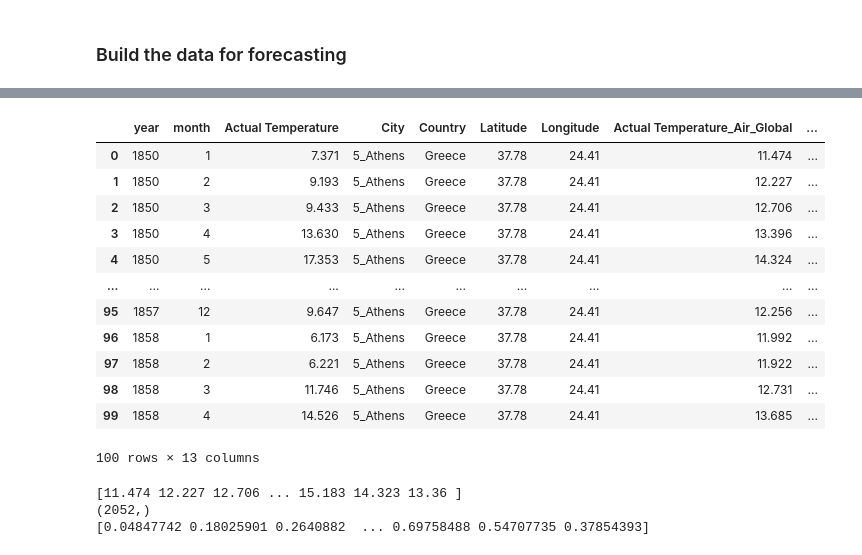
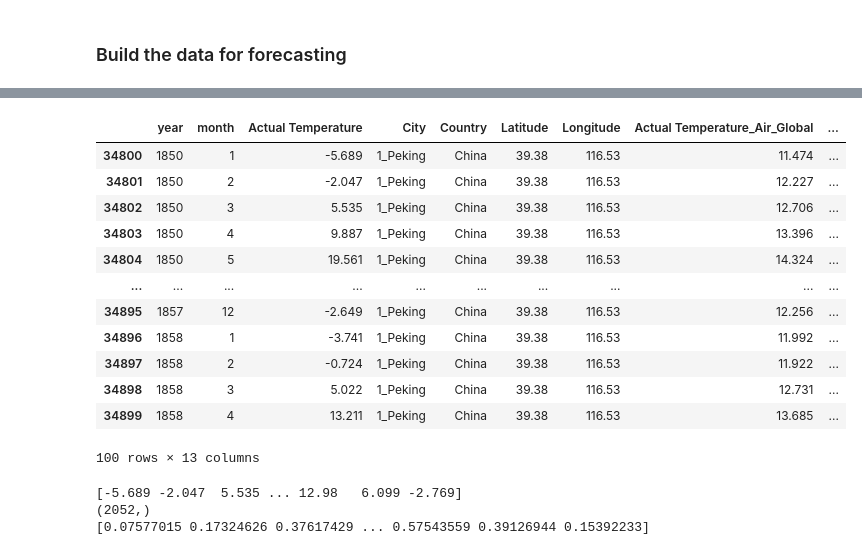
Before and after one commit to Rishabh-Thapliyal/Forecasting-Global-Climate-Change-Patterns-and-Analyzing-Impact, a Jupyter notebook: src/eda/eda_1.ipynb, the cells around one changed output, grey strips where cells are left out. Drawn from its saved outputs; the diff is of its cells as text; code cells hidden in the pictures.

```diff
--- a/src/eda/eda_1.ipynb
+++ b/src/eda/eda_1.ipynb
@@ -622,18 +457,23 @@ Time Taken: 0.2929106615483761
 # %%
-df.head(100)
+#df.head(100)
+#co2 data from 1958, population from 1960
+
+#Beijing: 34800-36852
+df.iloc[34800:34900]
+#df.iloc[36740:36852]
 # %% [output]
 |  | year | month | Actual Temperature | City | Country | Latitude | Longitude | Actual Temperature_Air_Global | ... |
-| 0 | 1850 | 1 | 7.371 | 5_Athens | Greece | 37.78 | 24.41 | 11.474 | ... |
-| 1 | 1850 | 2 | 9.193 | 5_Athens | Greece | 37.78 | 24.41 | 12.227 | ... |
-| 2 | 1850 | 3 | 9.433 | 5_Athens | Greece | 37.78 | 24.41 | 12.706 | ... |
-| 3 | 1850 | 4 | 13.630 | 5_Athens | Greece | 37.78 | 24.41 | 13.396 | ... |
-| 4 | 1850 | 5 | 17.353 | 5_Athens | Greece | 37.78 | 24.41 | 14.324 | ... |
+| 34800 | 1850 | 1 | -5.689 | 1_Peking | China | 39.38 | 116.53 | 11.474 | ... |
+| 34801 | 1850 | 2 | -2.047 | 1_Peking | China | 39.38 | 116.53 | 12.227 | ... |
+| 34802 | 1850 | 3 | 5.535 | 1_Peking | China | 39.38 | 116.53 | 12.706 | ... |
+| 34803 | 1850 | 4 | 9.887 | 1_Peking | China | 39.38 | 116.53 | 13.396 | ... |
+| 34804 | 1850 | 5 | 19.561 | 1_Peking | China | 39.38 | 116.53 | 14.324 | ... |
 | ... | ... | ... | ... | ... | ... | ... | ... | ... | ... |
-| 95 | 1857 | 12 | 9.647 | 5_Athens | Greece | 37.78 | 24.41 | 12.256 | ... |
-| 96 | 1858 | 1 | 6.173 | 5_Athens | Greece | 37.78 | 24.41 | 11.992 | ... |
-| 97 | 1858 | 2 | 6.221 | 5_Athens | Greece | 37.78 | 24.41 | 11.922 | ... |
-| 98 | 1858 | 3 | 11.746 | 5_Athens | Greece | 37.78 | 24.41 | 12.731 | ... |
-| 99 | 1858 | 4 | 14.526 | 5_Athens | Greece | 37.78 | 24.41 | 13.685 | ... |
+| 34895 | 1857 | 12 | -2.649 | 1_Peking | China | 39.38 | 116.53 | 12.256 | ... |
+| 34896 | 1858 | 1 | -3.741 | 1_Peking | China | 39.38 | 116.53 | 11.992 | ... |
+| 34897 | 1858 | 2 | -0.724 | 1_Peking | China | 39.38 | 116.53 | 11.922 | ... |
+| 34898 | 1858 | 3 | 5.022 | 1_Peking | China | 39.38 | 116.53 | 12.731 | ... |
+| 34899 | 1858 | 4 | 13.211 | 1_Peking | China | 39.38 | 116.53 | 13.685 | ... |
 100 rows × 13 columns
 # %%
 import torch
@@ -644,7 +484,8 @@ from torch.utils.data import DataLoader, Dataset
 # Extract the data
 import pandas as pd
 
-temperatures = df['Actual Temperature_Air_Global'].iloc[0:2052].values
+#temperatures = df['Actual Temperature_Air_Global'].iloc[0:2052].values
+temperatures = df['Actual Temperature'].iloc[34800:36852].values
 print(temperatures)
 print(temperatures.shape)
 
@@ -654,9 +495,9 @@ min_temp = temperatures.min()
 normalized_temp = (temperatures - min_temp) / (max_temp - min_temp)
 print(normalized_temp)  # Data will now be in the range [0, 1]
 # %% [output]
-[11.474 12.227 12.706 ... 15.183 14.323 13.36 ]
+[-5.689 -2.047  5.535 ... 12.98   6.099 -2.769]
 (2052,)
-[0.04847742 0.18025901 0.2640882  ... 0.69758488 0.54707735 0.37854393]
+[0.07577015 0.17324626 0.37617429 ... 0.57543559 0.39126944 0.15392233]
 # %%
 #RNN cell
 class RNNCell(torch.nn.Module):
```
Also changed, not shown: parts of 26 cells of this notebook.
